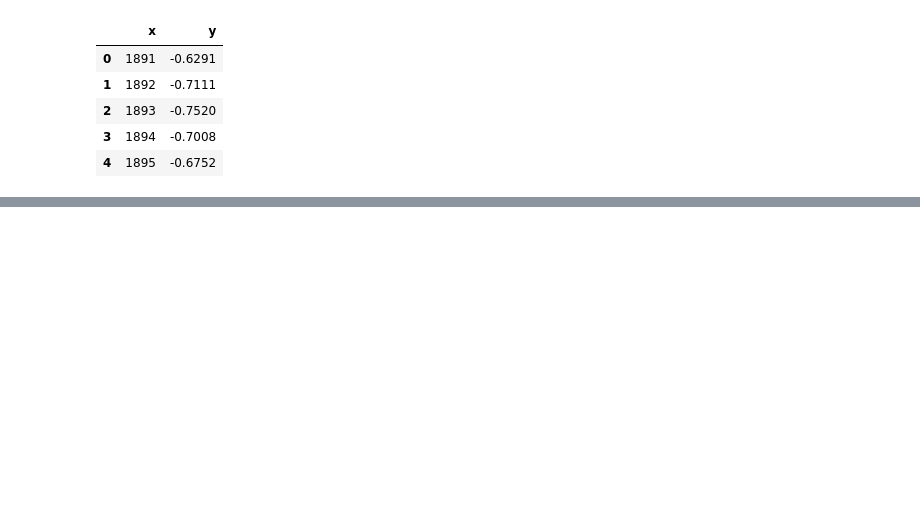
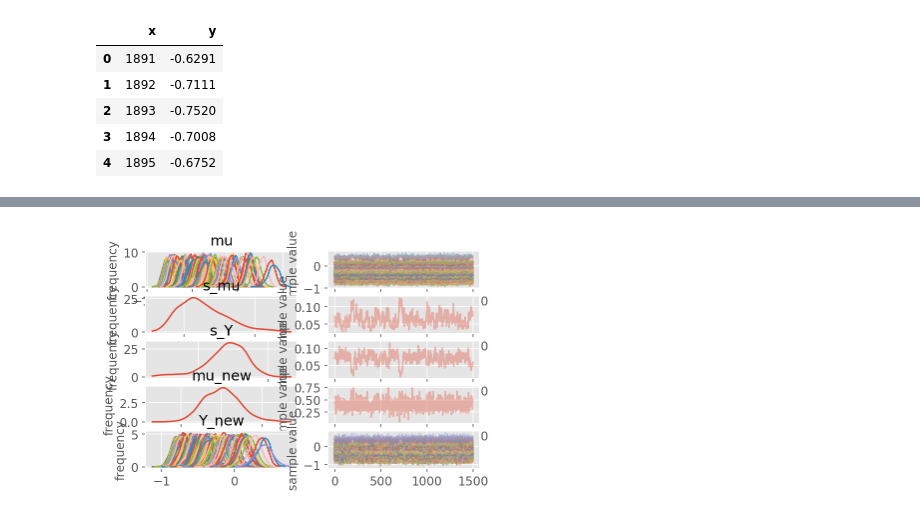
Before and after one commit to Yoshiyoshida/pystan_sample, a Jupyter notebook: pystan_Udemy/状態空間モデル.ipynb, the cells around one changed output, grey strips where cells are left out. Cells and saved outputs as stored; diff of their text form; code cells hidden in the pictures; blank space fills up the shorter version.

```diff
--- a/pystan_Udemy/状態空間モデル.ipynb
+++ b/pystan_Udemy/状態空間モデル.ipynb
@@ -42,0 +77,34 @@ df.head()
+# %%
+stan_model ="""
+data {
+    int  T;
+    int T_new;
+    real Y[T];
+}
+
+parameters {
+    real mu[T];
+    real<lower=0> s_mu;
+    real<lower=0> s_Y;
+}
+model {
+    for (t in 2:T){
+        mu[t] ~ normal(mu[t-1] , s_mu);
+    }
+    for (t in 1:T){
+        Y[t] ~ normal(mu[t], s_Y);
+    }
+}
+
+generated quantities{
+    real mu_new;
+    real Y_new[T+T_new];
+    for (t in 1:T){
+        Y_new[t] = normal_rng(mu[t], s_Y);
+    }
+    mu_new = normal_rng(mu[T], s_mu);
+    Y_new[T+T_new] = normal_rng(mu_new, s_Y);
+}
+"""
+# %%
+ sm = pystan.StanModel(model_code= stan_model)
@@ -42,0 +113,4 @@ df.head()
+# %%
+stan_data = {"T":df.shape[0], "T_new":1, "Y":df.y }
+# %%
+fit = sm.sampling(data=stan_data,iter=2000, chains=3, warmup=1500, seed=123)
@@ -42,0 +138,3 @@ df.head()
+# %%
+fig = fit.plot()
+# %% [output]
@@ -42,0 +142 @@ df.head()
+[figure, added]
```
Also changed, not shown: parts of 13 cells of this notebook, 2 other files.
